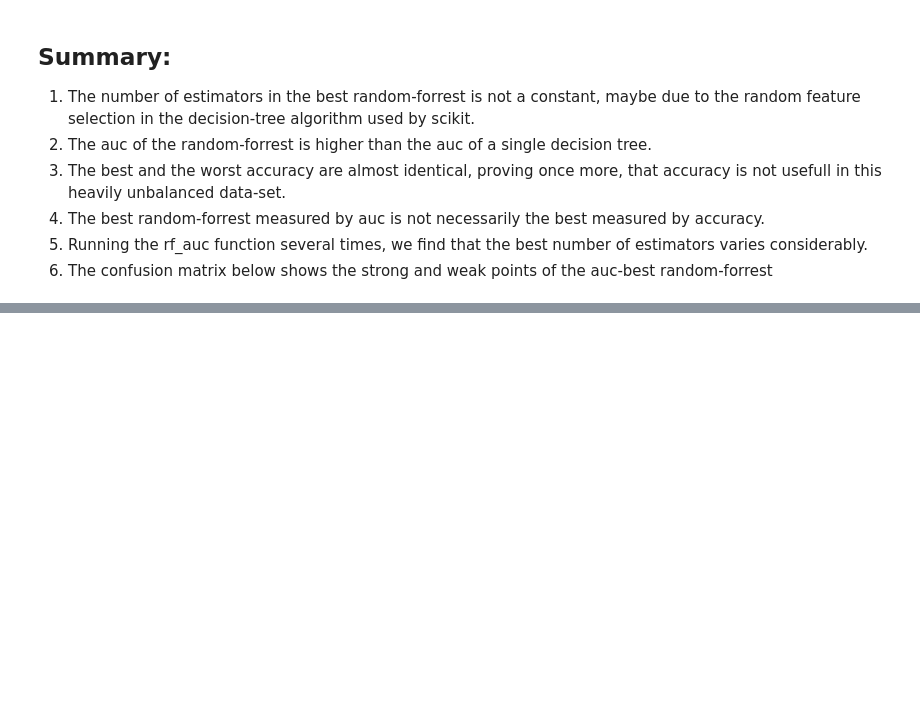
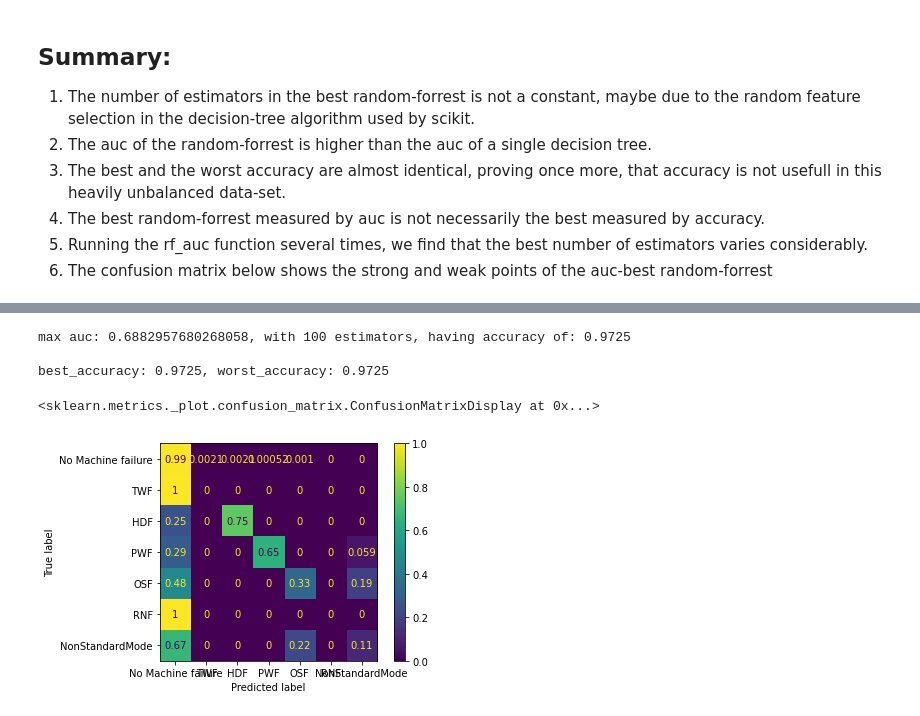
Before and after one commit to BorScho/Predictive_Maintenance_UCI_Modes, a Jupyter notebook: rndForrest_predict_failuremodes.ipynb, the cells around one changed output, grey strips where cells are left out. Drawn from its saved outputs; the diff is of its cells as text; code cells hidden in the pictures; blank space fills up the shorter version.

```diff
--- a/rndForrest_predict_failuremodes.ipynb
+++ b/rndForrest_predict_failuremodes.ipynb
@@ -351,7 +313,7 @@ def rf_auc(n_estimators, X_train, X_test, y_train, y_test):
     best_preds = []
     maxAuc = 0
     for nofest in n_estimators:
-        rnd_clf = RandomForestClassifier(n_estimators=nofest, max_leaf_nodes=None, n_jobs=-1)
+        rnd_clf = RandomForestClassifier(n_estimators=nofest, max_leaf_nodes=None, n_jobs=-1, random_state=42)
         rnd_clf.fit(X_train,y_train)
         y_pred = rnd_clf.predict(X_test)
         acc = rnd_clf.score(X_test, y_test.values)
@@ -367,7 +329,7 @@ def rf_auc(n_estimators, X_train, X_test, y_train, y_test):
     return aucs, accuracies, best_clf, best_preds, maxAuc, accOfBest
 
 # compare with the single decision-tree of the previous solution above:
-auc, acc, _, _, _, _ = rf_auc([300],  X_train, X_test, y_train, y_test)
+auc, acc, _, _, _, _ = rf_auc([1],  X_train, X_test, y_train, y_test)
 REPORT["auc single tree forrest"]=auc
 REPORT["acc single tree forrest"]=acc
 print(f"\n Equipment Type: {equipment_type}")
@@ -496,3 +497,13 @@ clear_modes =  {
     5 : 'RNF',
     6 : "NonStandardMode",
 }
+
+modes_OHE = {
+    0 : [0,0,0,0,0,0], # 'No Machine failure
+    1 : [1,1,0,0,0,0], # 'TWF'
+    2 : [1,0,1,0,0,0], # 'HDF'
+    3 : [1,0,0,1,0,0], # 'PWF'
+    4 : [1,0,0,0,1,0], # 'OSF'
+    5 : [0,0,0,0,0,1], # 'RNF'
+    6 : [1,1,1,0,0,0], # 'NonStandardMode'
+}
@@ -517,0 +599,49 @@ disp.plot()
+# %%
+# Try to find the best number of GradientBoostingClassifier estimators (trees in the forrest):
+#=============================================================================================
+import numpy as np
+
+#n_estimators = np.arange(100, 1000, 100)
+n_estimators=[100]
+gb_aucs, gb_accs, gb_best_classifier, gb_best_preds, gb_bestAUC, gb_accOfBest = gbc_auc(n_estimators, X_train, X_test, y_train, y_test)
+REPORT["auc best gradientboost forrest"]=gb_bestAUC
+REPORT["acc best gradientboost forrest"]=gb_accOfBest
+
+gb_aucp = np.array(gb_aucs)
+gb_accp = np.array(gb_accs)
+# %%
+# find the best choice for the number of estimators by calculation:
+#==================================================================
+gb_best_nof_estimators = n_estimators[np.argmax(gb_aucp)]
+REPORT["Number of estimators best gradientboost forrest"]=gb_best_nof_estimators
+gb_best_accuracy = np.max(gb_accp)
+gb_worst_accuracy = np.min(gb_accp)
+REPORT["Best accuracy of all gradientboost forrests"]=gb_best_accuracy
+REPORT["Worst accuracy of all gradientboost forrests"]=gb_worst_accuracy
+print(f"max auc: {np.max(gb_aucp)}, with {gb_best_nof_estimators} estimators, having accuracy of: {gb_accOfBest} ")
+print(f"\nbest_accuracy: {gb_best_accuracy}, worst_accuracy: {gb_worst_accuracy}")
+# %% [output]
+max auc: 0.6882957680268058, with 100 estimators, having accuracy of: 0.9725
+
+best_accuracy: 0.9725, worst_accuracy: 0.9725
+# %%
+# plot a confusion matrix for the random-forrest classifier:
+#============================================================
+gb_pred_modes = OheToSingleCodedModes(gb_best_preds, code='named')
+gb_true_modes = OheToSingleCodedModes(y_test.values, code="named")
+
+labels = ['No Machine failure','TWF','HDF','PWF','OSF','RNF',"NonStandardMode"]
+
+# PLOT THE CONFUSION MATRIX WITH THE NEXT CELL
+# %%
+# chose a mode of presentation of the confusion matrix:
+#======================================================
+cm = confusion_matrix(gb_true_modes, gb_pred_modes, labels = labels, normalize="true") # row - normalization
+#cm = confusion_matrix(gb_true_modes, gb_pred_modes, labels = labels, normalize="pred") # column -normalization
+#cm = confusion_matrix(gb_true_modes, gb_pred_modes, labels = labels, normalize="all") # over all entries - normalization
+#cm = confusion_matrix(gb_true_modes, gb_pred_modes, labels = labels, normalize=None) # absolute numbers
+disp = ConfusionMatrixDisplay(cm, display_labels=labels)
+disp.plot()
+# %% [output]
+<sklearn.metrics._plot.confusion_matrix.ConfusionMatrixDisplay at 0x...>
+[figure, added]
```
Also changed, not shown: parts of 12 cells of this notebook.
